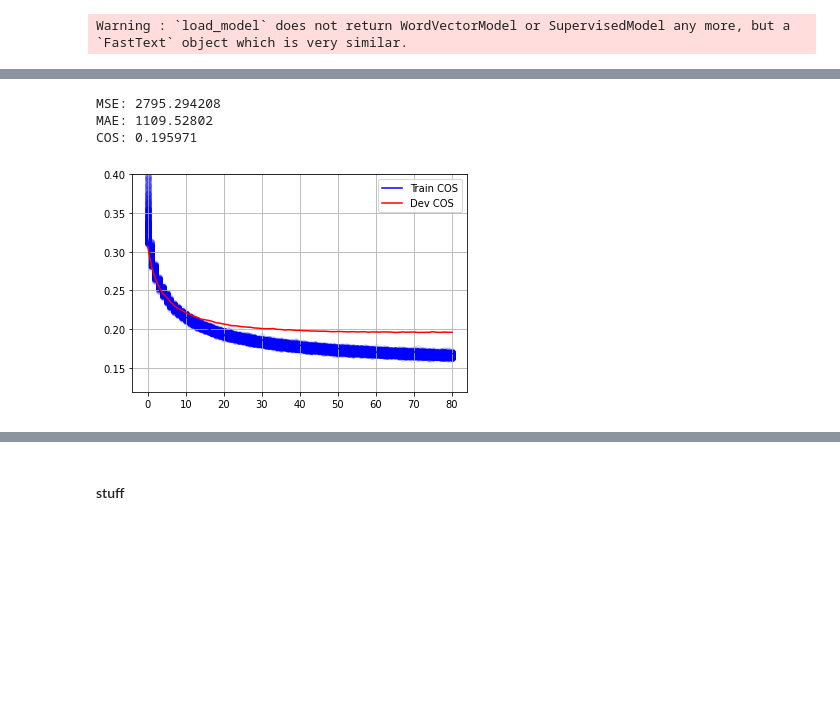
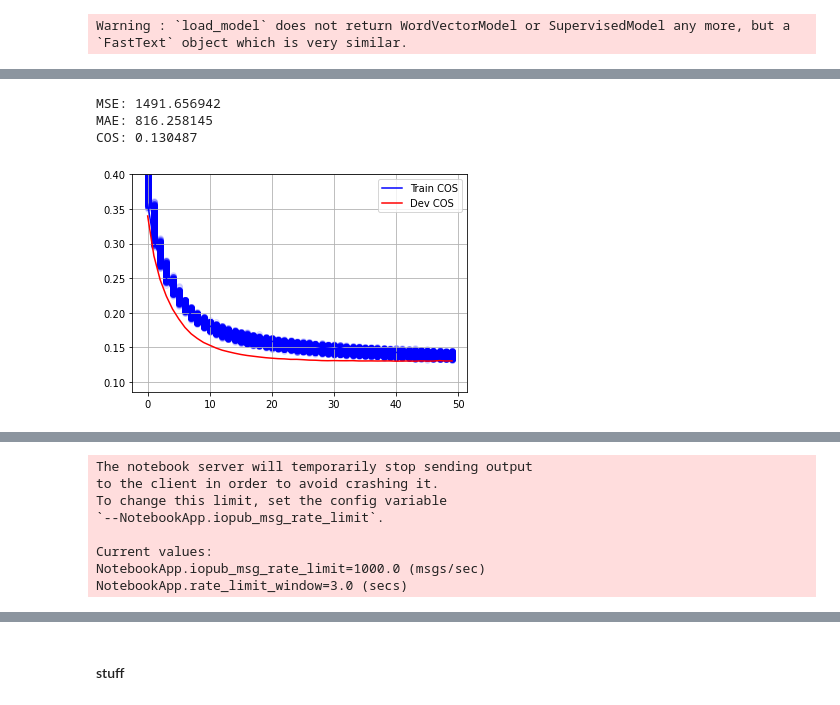
Before and after one commit to wilfreddesert/headline_generation, a Jupyter notebook: src/Clustering/train_small.ipynb, the cells around one changed output, grey strips where cells are left out. Saved outputs shown, nothing was run; the diff lists cells and outputs as text; code cells hidden in the pictures; blank space fills up the shorter version.

```diff
--- a/src/Clustering/train_small.ipynb
+++ b/src/Clustering/train_small.ipynb
@@ -176,27 +233,26 @@ def plot_cos_loss(scores):
 # %%
 class SmallEncoder(nn.Module):
     def __init__(self, n_tokens=len(tokens),
-                 hid_size=768):
+                 hid_size=256):
         super().__init__()
 
         self.embed = nn.Embedding.from_pretrained(vocab_token_vectors, freeze=False)
 
-        self.layers = nn.Sequential(
-            nn.Conv1d(in_channels=128, out_channels=512, kernel_size=3),
-            nn.AdaptiveAvgPool1d(output_size=1),
-            nn.BatchNorm1d(num_features=512),
-            nn.ReLU(),
-        )
+        self.lstm = nn.LSTM(300, hid_size,
+                            num_layers=1,
+                            batch_first=True,
+                            bidirectional=True)
 
-        self.ff = nn.Linear(512, hid_size)
+        self.ff = nn.Linear(2 * hid_size, 768)
         self.relu = nn.ReLU()
-        self.drop = nn.Dropout(0.05)
-        self.predictor = nn.Linear(hid_size, 768)
+        self.drop = nn.Dropout(0.3)
+        self.predictor = nn.Linear(768, 768)
 
     def forward(self, x):
+        batch_size = x.shape[0]
         x = self.embed(x)
-        x = x.permute(0, 2, 1)
-        x = self.layers(x).squeeze(-1)
+        _, (x, _) = self.lstm(x)
+        x = x.permute((1, 0, 2)).reshape(batch_size, -1)
         x = self.ff(x)
         x = self.relu(x)
         x = self.drop(x)
@@ -244,6 +300,7 @@ def train_model(model, train_loader, val_loader,
         clear_output(True)
         scores['train'].append((epoch, running_mean_cos_loss))
         loss_val = print_metrics(model, val_loader)
+        neptune.log_metric('Train COS', running_mean_cos_loss)
         scores['dev'].append((epoch, loss_val))
 
         # plotting
@@ -265,3 +322,10 @@ def train_model(model, train_loader, val_loader,
     if early_stopping:
         model.load_state_dict(best_state_dict)
     return model
+# %%
+PARAMS = {
+    'lr': 5e-4,
+    'max_len': MAX_LEN,
+    'batch size': BATCH_SIZE,
+    'preprocess': '51259 subword tokens; embed init with cc.ru.300.bin'
+}
@@ -268,14 +368,14 @@ def train_model(model, train_loader, val_loader,
 # %%
-model = SmallEncoder(hid_size=768).to(DEVICE)
+model = SmallEncoder().to(DEVICE)
 criterion = nn.CosineEmbeddingLoss(reduction='mean')
-optimizer = torch.optim.Adam(model.parameters(), lr=5e-4)
+optimizer = torch.optim.Adam(model.parameters(), lr=PARAMS['lr'])
 scores = dict()
 # %%
 %%time
 
-model = train_model(model, train_loader, val_loader, criterion, optimizer, scores, patience=15)
+model = train_model(model, train_loader, val_loader, criterion, optimizer, scores)
 # %% [output]
-MSE: 2795.294208
-MAE: 1109.52802
-COS: 0.195971
+MSE: 1491.656942
+MAE: 816.258145
+COS: 0.130487
-[figure, old version]
+[figure, new version]
@@ -285 +383,9 @@ Wall time: 5h 4min 11s
+The notebook server will temporarily stop sending output
+to the client in order to avoid crashing it.
+To change this limit, set the config variable
+`--NotebookApp.iopub_msg_rate_limit`.
+
+Current values:
+NotebookApp.iopub_msg_rate_limit=1000.0 (msgs/sec)
+NotebookApp.rate_limit_window=3.0 (secs)
 # %%
```
Also changed, not shown: parts of 41 cells of this notebook, 1 other file.
